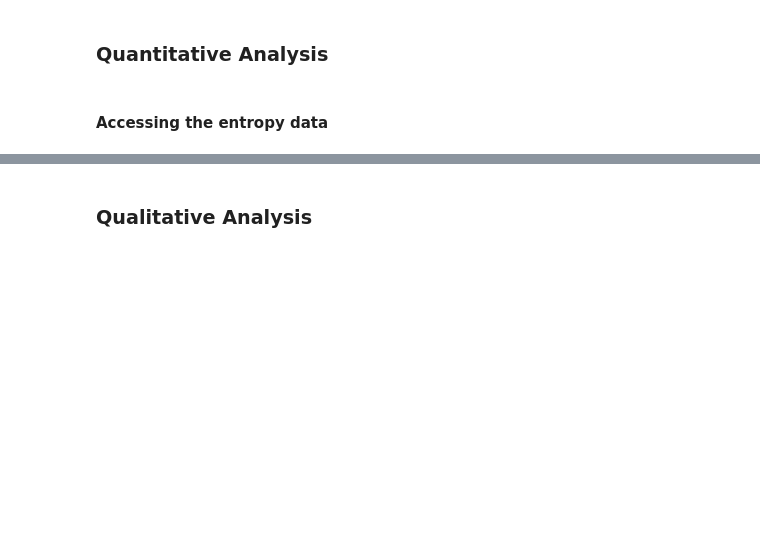
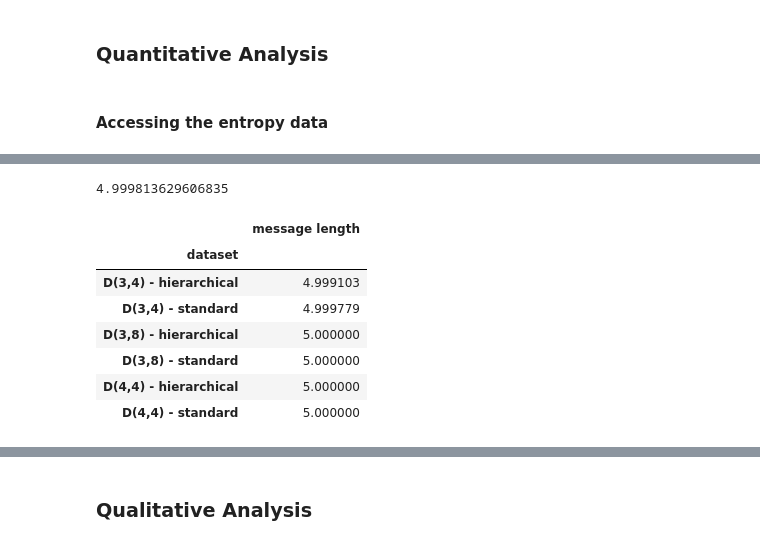
Before and after one commit to VanFra/Modelling_Communcation_and_Abstraction_HW_II, a Jupyter notebook: HW2_EmeCom.ipynb, the cells around one changed output, grey strips where cells are left out. Saved outputs shown, nothing was run; the diff lists cells and outputs as text; code cells hidden in the pictures; blank space fills up the shorter version.

```diff
--- a/HW2_EmeCom.ipynb
+++ b/HW2_EmeCom.ipynb
@@ -515,12 +506,11 @@ The learning curves of the four attribute, four values (D(4,4)) setting are simi
 # %%
-# # this is implemented in `analysis.ipynb`
-# entropies = [all_entropies['NMI'], all_entropies['effectiveness'], all_entropies['consistency']]
-# entropy_dict = {}
-# for i, score in enumerate(list(all_entropies.keys())[:3]):
-#     results = entropies[i]
-#     mean = np.nanmean(results, axis=-1)
-#     sd = np.std(results, axis=-1)
-#     for idx, d in enumerate(["D(3,4) - hierarchical: ", "D(3,8) - hierarchical: ", "D(4,4) - hierarchical: ",
-#           "D(3,4) - standard: ", "D(3,8) - standard: ", "D(4,4) - standard: "]):
-#         entropy_dict[d + score] = (round(mean[idx], 3), round(sd[idx], 3))
+entropies = [all_entropies['NMI'], all_entropies['effectiveness'], all_entropies['consistency']]
+entropy_dict = {}
+for i, score in enumerate(list(all_entropies.keys())[:3]):
+    results = entropies[i]
+    mean = np.nanmean(results, axis=-1)
+    sd = np.std(results, axis=-1)
+    for idx, d in enumerate(["D(3,4) - hierarchical: ", "D(3,8) - hierarchical: ", "D(4,4) - hierarchical: ",
+          "D(3,4) - standard: ", "D(3,8) - standard: ", "D(4,4) - standard: "]):
+        entropy_dict[d + score] = (round(mean[idx], 3), round(sd[idx], 3))
 # entropy_dict
@@ -630,0 +609,40 @@ The learning curves of the four attribute, four values (D(4,4)) setting are simi
+# %%
+ml_dict = {'dataset': [], 'run': [], 'message length': []}
+
+n_runs = 5
+for idx, path in enumerate(dataset_paths):
+    configs = ['config_hierarchical_3_4.yml', 'config_hierarchical_3_8.yml', 'config_hierarchical_4_4.yml',
+           'config_standard_3_4.yml', 'config_standard_3_8.yml', 'config_standard_4_4.yml']
+
+    datasets = ["D(3,4) - hierarchical", "D(3,8) - hierarchical", "D(4,4) - hierarchical",
+          "D(3,4) - standard", "D(3,8) - standard", "D(4,4) - standard"]
+
+    for n in range(n_runs):
+        opts = load_config(configs[idx])
+        path_to_ml_data = (path + '/context_aware/' + str(n))
+        dataset_name = datasets[idx]
+
+        ml = pickle.load(open(path_to_ml_data + '/message_length.pkl', 'rb'))
+
+        ml_dict['run'].append(n)
+        ml_dict['dataset'].append(dataset_name)
+        try:
+            ml_dict['message length'].append(np.mean(ml.numpy()))
+        except:
+            ml_dict['message length'].append(np.NaN)
+
+df_ml = pd.DataFrame(ml_dict)
+
+print(df_ml["message length"].mean())
+
+df_ml[["message length", "dataset"]].groupby("dataset").mean()
+# %% [output]
+4.999813629606835
+|  | message length |
+| dataset |  |
+| D(3,4) - hierarchical | 4.999103 |
+| D(3,4) - standard | 4.999779 |
+| D(3,8) - hierarchical | 5.000000 |
+| D(3,8) - standard | 5.000000 |
+| D(4,4) - hierarchical | 5.000000 |
+| D(4,4) - standard | 5.000000 |
```
Also changed, not shown: parts of 18 cells of this notebook, 36 other files.
